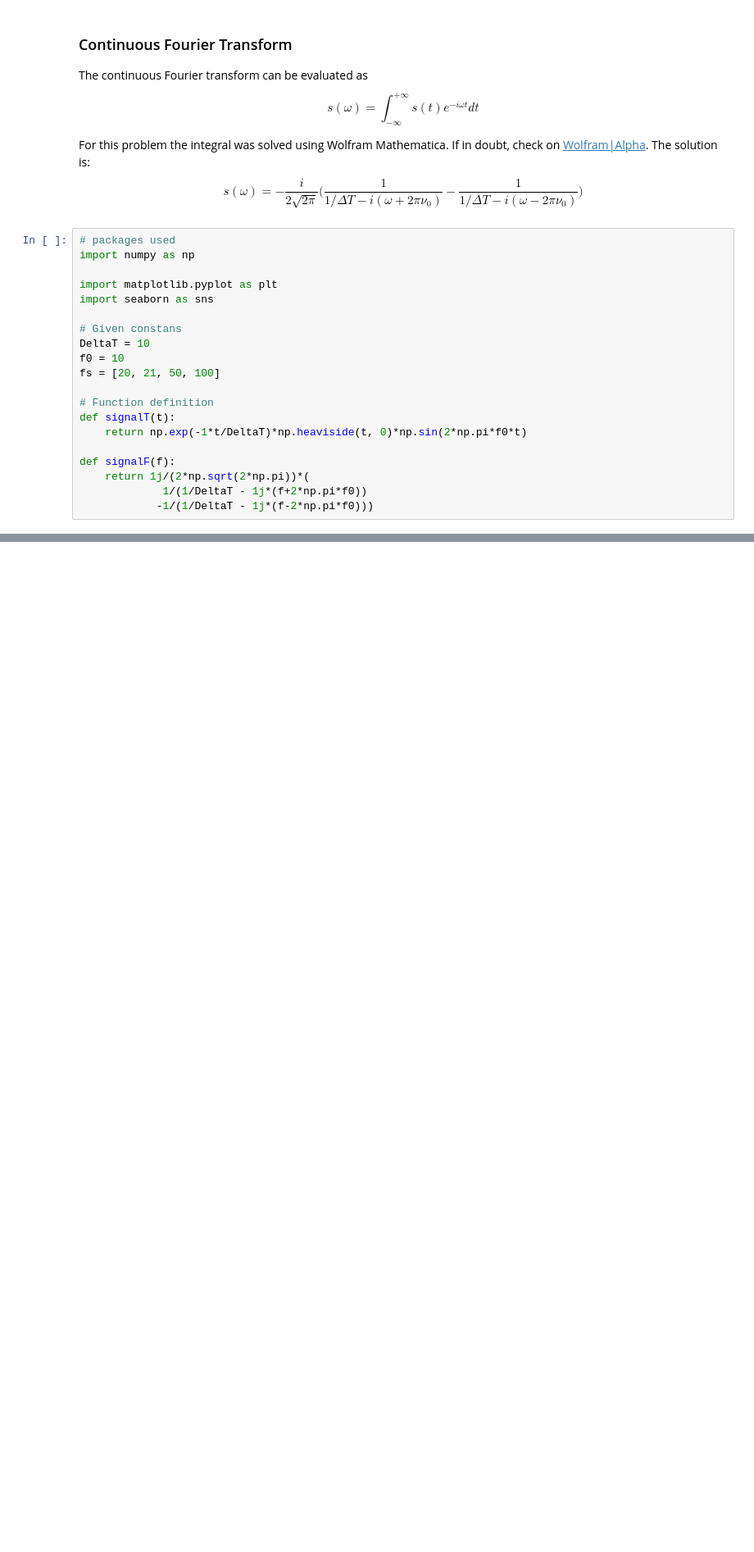
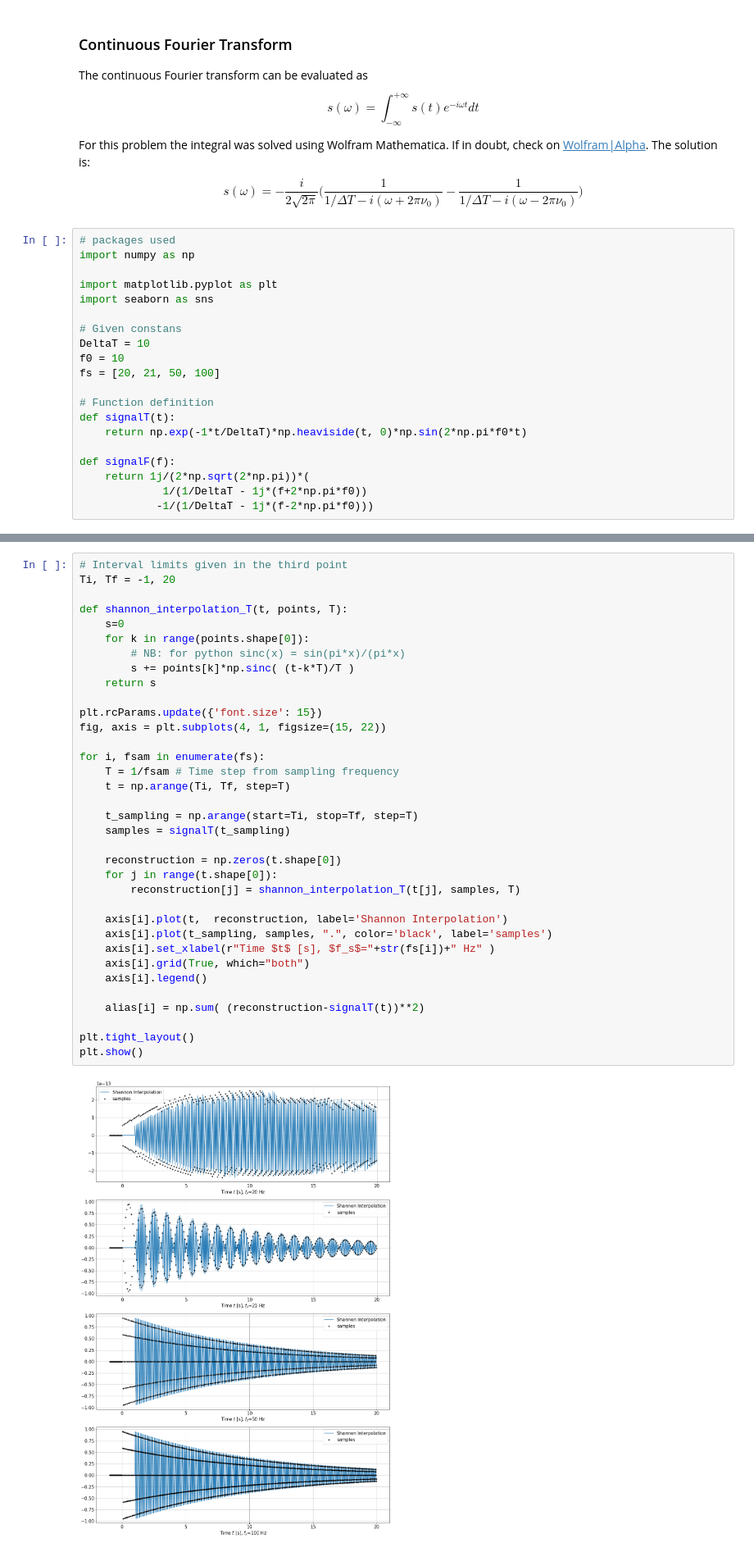
Before and after one commit to NerusSkyhigh/experimenta_methods, a Jupyter notebook: Exercise 01 - Sampling Theorem/Exercise 01 - Sampling Theorem.ipynb, the cells around one changed output, grey strips where cells are left out. Shown at 82% size. Saved outputs shown, nothing was run; the diff lists cells and outputs as text; blank space fills up the shorter version.

```diff
--- a/Exercise 01 - Sampling Theorem/Exercise 01 - Sampling Theorem.ipynb
+++ b/Exercise 01 - Sampling Theorem/Exercise 01 - Sampling Theorem.ipynb
@@ -70,0 +118,37 @@ t_sampling
+# %%
+# Interval limits given in the third point
+Ti, Tf = -1, 20
+
+def shannon_interpolation_T(t, points, T):
+    s=0
+    for k in range(points.shape[0]):
+        # NB: for python sinc(x) = sin(pi*x)/(pi*x)
+        s += points[k]*np.sinc( (t-k*T)/T )
+    return s
+
+plt.rcParams.update({'font.size': 15})
+fig, axis = plt.subplots(4, 1, figsize=(15, 22))
+
+for i, fsam in enumerate(fs):
+    T = 1/fsam # Time step from sampling frequency
+    t = np.arange(Ti, Tf, step=T)
+
+    t_sampling = np.arange(start=Ti, stop=Tf, step=T)
+    samples = signalT(t_sampling)
+
+    reconstruction = np.zeros(t.shape[0])
+    for j in range(t.shape[0]):
+        reconstruction[j] = shannon_interpolation_T(t[j], samples, T)
+
+    axis[i].plot(t,  reconstruction, label='Shannon Interpolation')
+    axis[i].plot(t_sampling, samples, ".", color='black', label='samples')
+    axis[i].set_xlabel(r"Time $t$ [s], $f_s$="+str(fs[i])+" Hz" )
+    axis[i].grid(True, which="both")
+    axis[i].legend()
+
+    alias[i] = np.sum( (reconstruction-signalT(t))**2)
+
+plt.tight_layout()
+plt.show()
+# %% [output]
+[figure, added]
```
Also changed, not shown: parts of 8 cells of this notebook, 1 other file.
